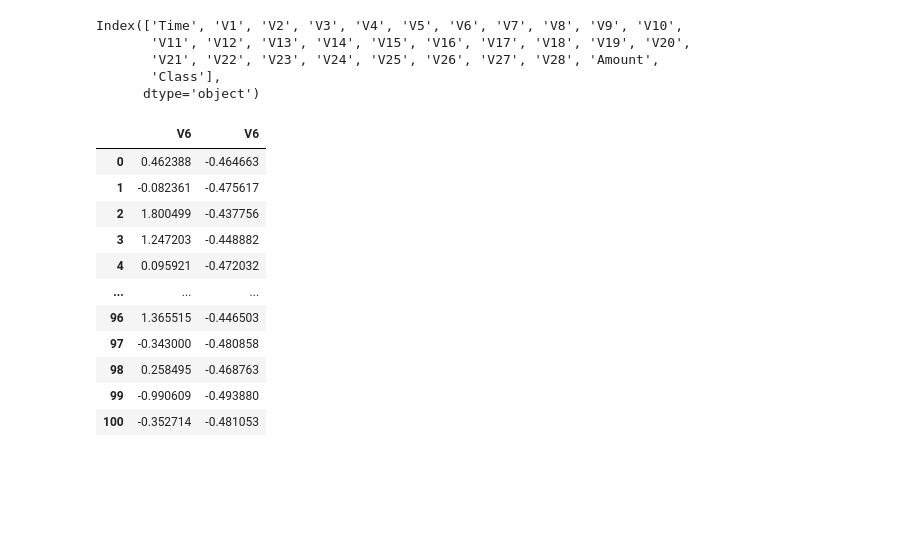
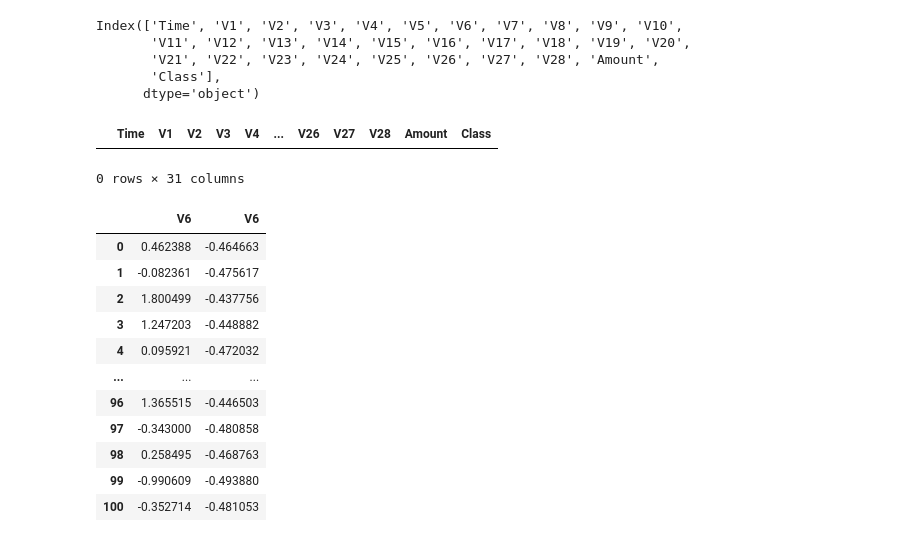
Before and after one commit to habedi/PracticalMachineLearning, a Jupyter notebook: jupyter_notebooks/Day3/anomaly_detection.ipynb, the cells around one changed output. Saved outputs shown, nothing was run; the diff lists cells and outputs as text; code cells hidden in the pictures; blank space fills up the shorter version.

```diff
--- a/jupyter_notebooks/Day3/anomaly_detection.ipynb
+++ b/jupyter_notebooks/Day3/anomaly_detection.ipynb
@@ -136,10 +136,15 @@ Index(['Time', 'V1', 'V2', 'V3', 'V4', 'V5', 'V6', 'V7', 'V8', 'V9', 'V10',
 # %%
 features = ['V1', 'V2', 'V3', 'V4', 'V5', 'V6', 'V7',
 'V8', 'V9', 'V10', 'V11', 'V12', 'V13', 'V14', 'V15',
 'V16', 'V17', 'V18', 'V19', 'V20', 'V21', 'V22',
 'V23', 'V24', 'V25', 'V26', 'V27', 'V28', 'Amount']
 
 target = ['Class']
+
+data[data['Class'] == numpy.nan]
+# %% [output]
+|  | Time | V1 | V2 | V3 | V4 | ... | V26 | V27 | V28 | Amount | Class |
+0 rows × 31 columns
 # %%
 data.Class.dropna(inplace=True)
 X = data[features]
```
Also changed, not shown: parts of 3 cells of this notebook, 7 other files.
